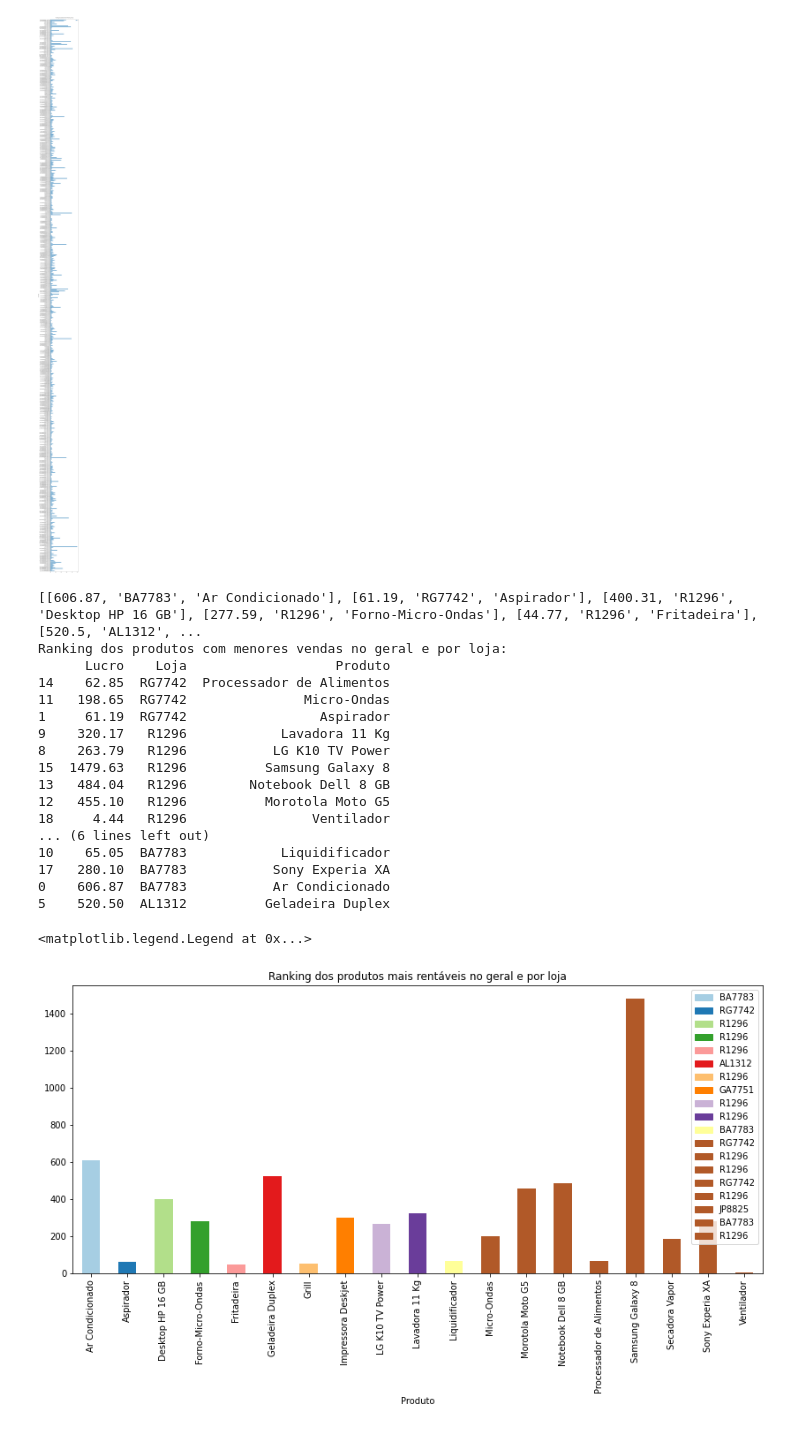
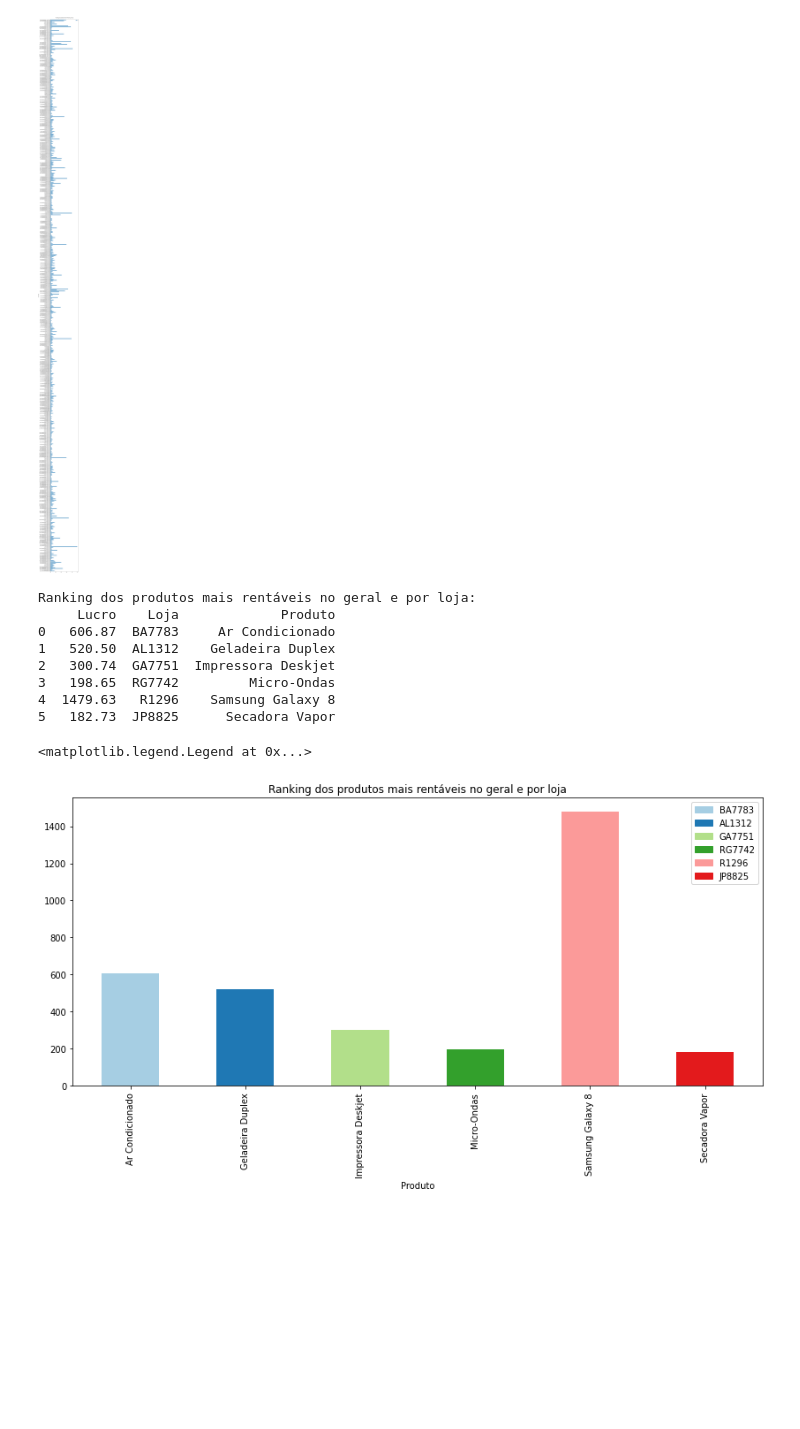
Before and after one commit to lohhans/Ciencia-de-Dados, a Jupyter notebook: 1VA/1VA.ipynb, the cells around one changed output. Saved outputs shown, nothing was run; the diff lists cells and outputs as text; code cells hidden in the pictures; blank space fills up the shorter version.

```diff
--- a/1VA/1VA.ipynb
+++ b/1VA/1VA.ipynb
@@ -370,69 +370,73 @@ venda_geral = dados.groupby([dados["Lucro"], dados["Produto"], dados["Loja"]]).s
 venda_geral = venda_geral.unstack(level=1).fillna(0)
 
 # Separação de dados sobre produtos mais vendidos (sem quantidade)
 produto_mais_rentavel_produtos = venda_geral.idxmax()
 df_produto_mais_rentavel_produtos = venda_geral.idxmax().to_frame()
 
 df_produto_mais_rentavel_produtos
 
 # Separação de dados sobre produtos mais vendidos (com quantidade, mas sem o nome dos produtos)
 produto_mais_rentavel_total_vendas = venda_geral.max()
 df_produto_mais_rentavel_total_vendas = venda_geral.max().to_frame()
 
 # Junção de ambos
 df_produto_mais_rentavel_produtos[1] = df_produto_mais_rentavel_total_vendas
 
 lista = df_produto_mais_rentavel_produtos.values.tolist()
 
 
+# Atualização nos indices do dataframe
+for k in range(len(lista)):
+    lista[k][1] = lista[k][0][1] #Atribuindo o nome da loja
+    lista[k][0] = float("{:.2f}".format(lista[k][0][0])) #Atribuindo o lucro da venda
+    lista[k].append(produto_mais_rentavel_total_vendas.keys()[k]) #Atribuindo o nome do produto
+
+
+# REMOÇÃO DE PRODUTOS QUE RENDERAM MENOS PARA UMA MESMA LOJA:
+lista_copia = lista.copy()
+
+# Remoção das vendas menos rentáveis
+for k in range(len(lista)):
+    for i in range(len(lista)):
+#         print('iteração ', i)
+#         print('lista[k] => ', lista[k])
+#         print('lista[i] => ', lista[i])
+#         print('\n')
+
+        if(lista[k][1] == lista[i][1] and lista[k][0] > lista[i][0]):
+            if lista[i] in lista_copia:
+                lista_copia.remove(lista[i])
+
+
 # Criação de dados para legenda
-nome_produtos = []
+nome_loja = []
 cores = plt.cm.Paired(np.arange(len(lista)))
 
-# Atualização nos indices do dataframe e atrinuição de cores únicas para legenda
-for k in range(len(lista)):
-    # print(float("{:.2f}".format(lista[k][0][0])))
-    # print(lista[k][0][1])
-    lista[k][1] = lista[k][0][1] #Atribuindo o nome da loja
-
-    lista[k][0] = float("{:.2f}".format(lista[k][0][0])) #Atribuindo o lucro da venda
-
-    lista[k].append(produto_mais_rentavel_total_vendas.keys()[k])
-    nome_produtos.append(mpatches.Patch(color=plt.cm.Paired(np.arange(len(lista)))[k], label=produto_mais_rentavel_produtos[k][1]))
-print(lista)
+for k in range(len(lista_copia)):
+    nome_loja.append(mpatches.Patch(color=plt.cm.Paired(np.arange(len(lista_copia)))[k], label=lista_copia[k][1]))
 
 
-# ARRUMAR NO MEIO PARA REMOVER REPETIDOS
+# Finalização do dataframe
+df_lista = pd.DataFrame(lista_copia, columns=['Lucro', 'Loja', 'Produto'])
+df_lista = df_lista.sort_index(ascending=True) #Ordenação decrescente
 
-# Finalização do dataframe
-df_lista = pd.DataFrame(lista, columns=['Lucro', 'Loja', 'Produto'])
-df_lista = df_lista.sort_values(by=['Loja'], ascending=False) #Ordenação decrescente
 
-print("Ranking dos produtos com menores vendas no geral e por loja:")
+print("Ranking dos produtos mais rentáveis no geral e por loja:")
 
 print(df_lista)
 
-df_lista.plot(kind = 'bar', figsize= (14,6), use_index = True, x = 'Produto', color=[cores], title = 'Ranking dos produtos mais rentáveis no geral e por loja').legend(handles=nome_produtos)
+df_lista.plot(kind = 'bar', figsize= (14,6), use_index = True, x = 'Produto', color=[cores], title = 'Ranking dos produtos mais rentáveis no geral e por loja').legend(handles=nome_loja)
 # %% [output]
-[[606.87, 'BA7783', 'Ar Condicionado'], [61.19, 'RG7742', 'Aspirador'], [400.31, 'R1296', 'Desktop HP 16 GB'], [277.59, 'R1296', 'Forno-Micro-Ondas'], [44.77, 'R1296', 'Fritadeira'], [520.5, 'AL1312', ...
-Ranking dos produtos com menores vendas no geral e por loja:
-      Lucro    Loja                   Produto
-14    62.85  RG7742  Processador de Alimentos
-11   198.65  RG7742               Micro-Ondas
-1     61.19  RG7742                 Aspirador
-9    320.17   R1296            Lavadora 11 Kg
-8    263.79   R1296           LG K10 TV Power
-15  1479.63   R1296          Samsung Galaxy 8
-13   484.04   R1296        Notebook Dell 8 GB
-12   455.10   R1296          Morotola Moto G5
-18     4.44   R1296                Ventilador
-... (6 lines left out)
-10    65.05  BA7783            Liquidificador
-17   280.10  BA7783           Sony Experia XA
-0    606.87  BA7783           Ar Condicionado
-5    520.50  AL1312          Geladeira Duplex
+Ranking dos produtos mais rentáveis no geral e por loja:
+     Lucro    Loja             Produto
+0   606.87  BA7783     Ar Condicionado
+1   520.50  AL1312    Geladeira Duplex
+2   300.74  GA7751  Impressora Deskjet
+3   198.65  RG7742         Micro-Ondas
+4  1479.63   R1296    Samsung Galaxy 8
+5   182.73  JP8825      Secadora Vapor
 <matplotlib.legend.Legend at 0x...>
-[figure, old version]
+[figure, new version]
 # %%
 # Letra K
 
```
Also changed, not shown: parts of 1 cell of this notebook.
